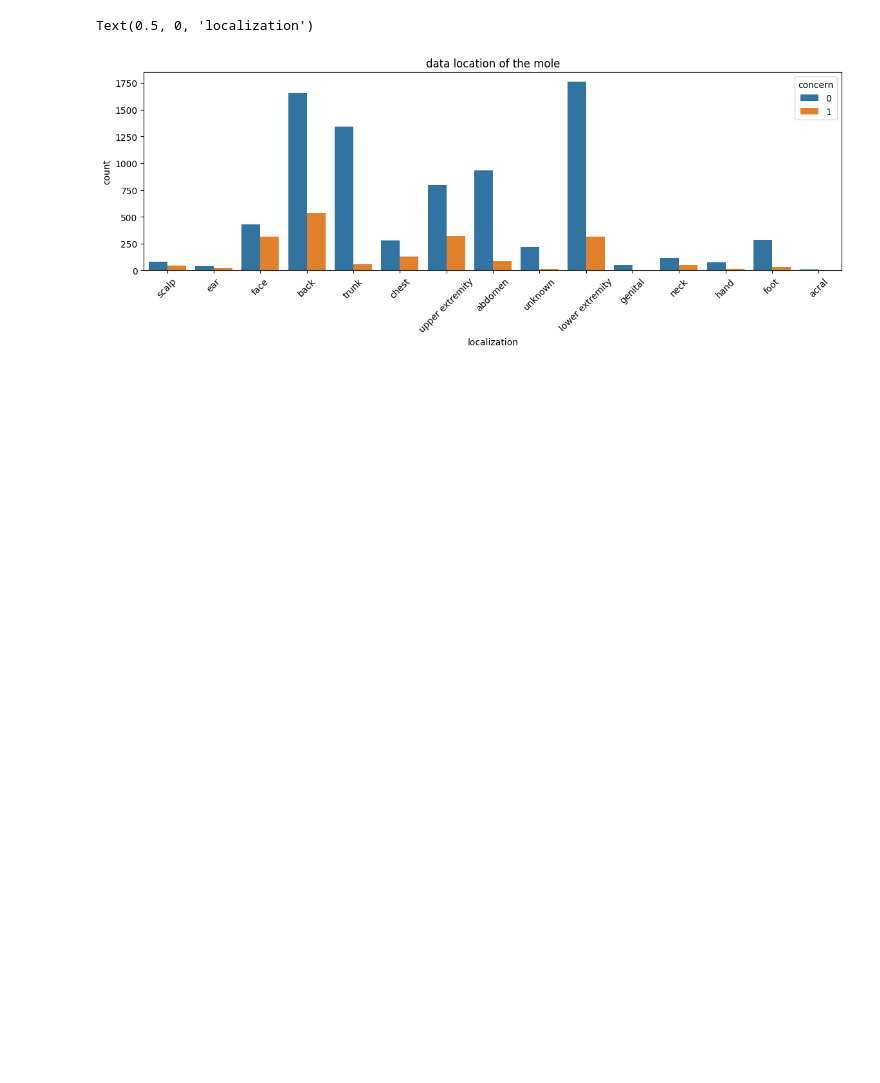
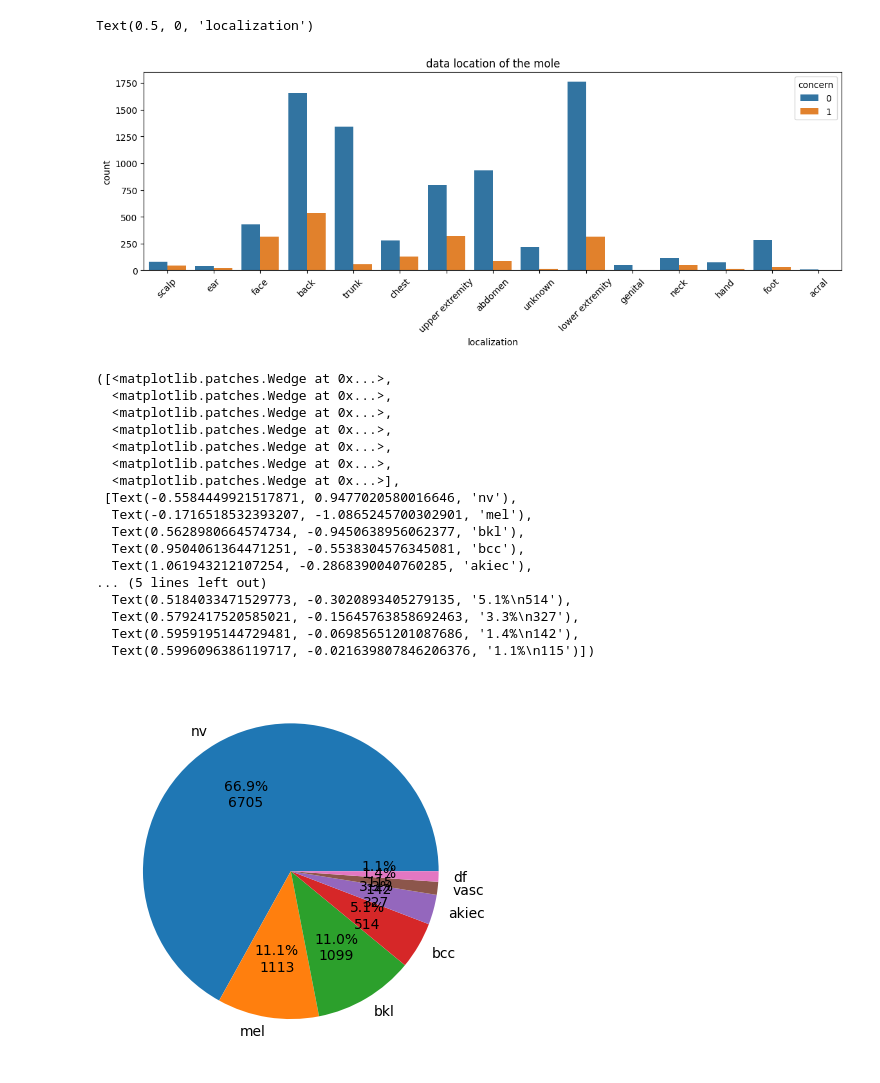
Before and after one commit to Genet-Abay/challenge-mole, a Jupyter notebook: Analysis/analysis.ipynb, the cells around one changed output. Cells and saved outputs as stored; diff of their text form; code cells hidden in the pictures; blank space fills up the shorter version.

```diff
--- a/Analysis/analysis.ipynb
+++ b/Analysis/analysis.ipynb
@@ -96,0 +98,26 @@ df.to_csv(r"C:\BeCode\computervisionData\HAM10000_skin_mnist\HAM10000_metadata2.
+# %%
+total = df['dx'].value_counts().values.sum()
+
+def fmt(x):
+    return '{:.1f}%\n{:.0f}'.format(x, total*x/100)
+
+plt.pie(df['dx'].value_counts().values, labels=df['dx'].value_counts().index, autopct=fmt)
+# %% [output]
+([<matplotlib.patches.Wedge at 0x...>,
+  <matplotlib.patches.Wedge at 0x...>,
+  <matplotlib.patches.Wedge at 0x...>,
+  <matplotlib.patches.Wedge at 0x...>,
+  <matplotlib.patches.Wedge at 0x...>,
+  <matplotlib.patches.Wedge at 0x...>,
+  <matplotlib.patches.Wedge at 0x...>],
+ [Text(-0.5584449921517871, 0.9477020580016646, 'nv'),
+  Text(-0.1716518532393207, -1.0865245700302901, 'mel'),
+  Text(0.5628980664574734, -0.9450638956062377, 'bkl'),
+  Text(0.9504061364471251, -0.5538304576345081, 'bcc'),
+  Text(1.061943212107254, -0.2868390040760285, 'akiec'),
+... (5 lines left out)
+  Text(0.5184033471529773, -0.3020893405279135, '5.1%\n514'),
+  Text(0.5792417520585021, -0.15645763858692463, '3.3%\n327'),
+  Text(0.5959195144729481, -0.06985651201087686, '1.4%\n142'),
+  Text(0.5996096386119717, -0.021639807846206376, '1.1%\n115')])
+[figure, added]
```
Also changed, not shown: parts of 4 cells of this notebook, 11 other files.
